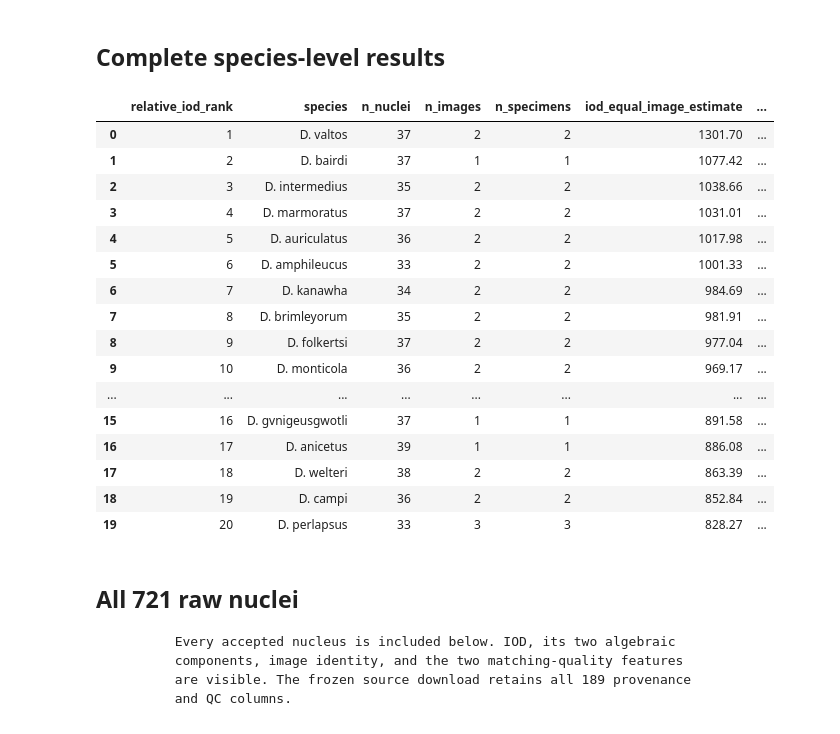
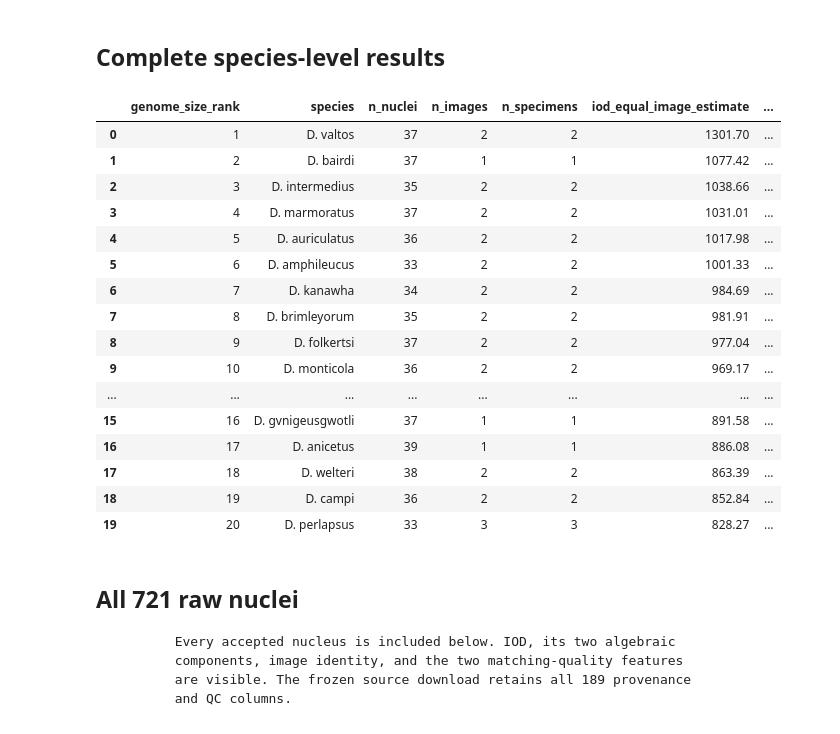
Before and after one commit to Jakeelamb/Desmognathus_TE_analysis, a Jupyter notebook: notebooks/presentation/frozen_genome_iod_analysis/frozen_genome_iod_analysis.executed.ipynb, the cells around one changed output. Cells and saved outputs as stored; diff of their text form; code cells hidden in the pictures.

```diff
--- a/notebooks/presentation/frozen_genome_iod_analysis/frozen_genome_iod_analysis.executed.ipynb
+++ b/notebooks/presentation/frozen_genome_iod_analysis/frozen_genome_iod_analysis.executed.ipynb
@@ -144,7 +162,7 @@ assert counts.min() >= 30
 ## Complete species-level results
 # %%
 summary_columns = [
-    "relative_iod_rank",
+    "genome_size_rank",
     "species",
     "n_nuclei",
     "n_images",
@@ -152,40 +170,48 @@ summary_columns = [
     "iod_equal_image_estimate",
     "iod_equal_image_ci_low",
     "iod_equal_image_ci_high",
+    "genome_size_pg_fuscus_anchored",
+    "genome_size_pg_ci_low",
+    "genome_size_pg_ci_high",
+    "iod_ratio_to_fuscus",
     "relative_iod_index",
     "relative_iod_ci_low",
     "relative_iod_ci_high",
     "iod_pooled_nucleus_median",
     "iod_trimmed_mean_10pct",
     "pooled_median_difference_pct",
     "trimmed_mean_difference_pct",
     "median_nucleus_area_um2",
     "median_nucleus_mean_od",
     "image_median_iod_min",
     "image_median_iod_max",
     "estimate_support",
 ]
 display(
     species_summary[summary_columns]
     .style.format({
         "iod_equal_image_estimate": "{:.2f}",
         "iod_equal_image_ci_low": "{:.2f}",
         "iod_equal_image_ci_high": "{:.2f}",
+        "genome_size_pg_fuscus_anchored": "{:.2f}",
+        "genome_size_pg_ci_low": "{:.2f}",
+        "genome_size_pg_ci_high": "{:.2f}",
+        "iod_ratio_to_fuscus": "{:.3f}",
         "relative_iod_index": "{:.3f}",
         "relative_iod_ci_low": "{:.3f}",
         "relative_iod_ci_high": "{:.3f}",
         "iod_pooled_nucleus_median": "{:.2f}",
         "iod_trimmed_mean_10pct": "{:.2f}",
         "pooled_median_difference_pct": "{:+.1f}%",
         "trimmed_mean_difference_pct": "{:+.1f}%",
         "median_nucleus_area_um2": "{:.2f}",
         "median_nucleus_mean_od": "{:.4f}",
         "image_median_iod_min": "{:.2f}",
         "image_median_iod_max": "{:.2f}",
     })
 )
 # %% [output]
-|  | relative_iod_rank | species | n_nuclei | n_images | n_specimens | iod_equal_image_estimate | ... |
+|  | genome_size_rank | species | n_nuclei | n_images | n_specimens | iod_equal_image_estimate | ... |
 | 0 | 1 | D. valtos | 37 | 2 | 2 | 1301.70 | ... |
 | 1 | 2 | D. bairdi | 37 | 1 | 1 | 1077.42 | ... |
 | 2 | 3 | D. intermedius | 35 | 2 | 2 | 1038.66 | ... |
```
Also changed, not shown: parts of 13 cells of this notebook, 18 other files.
